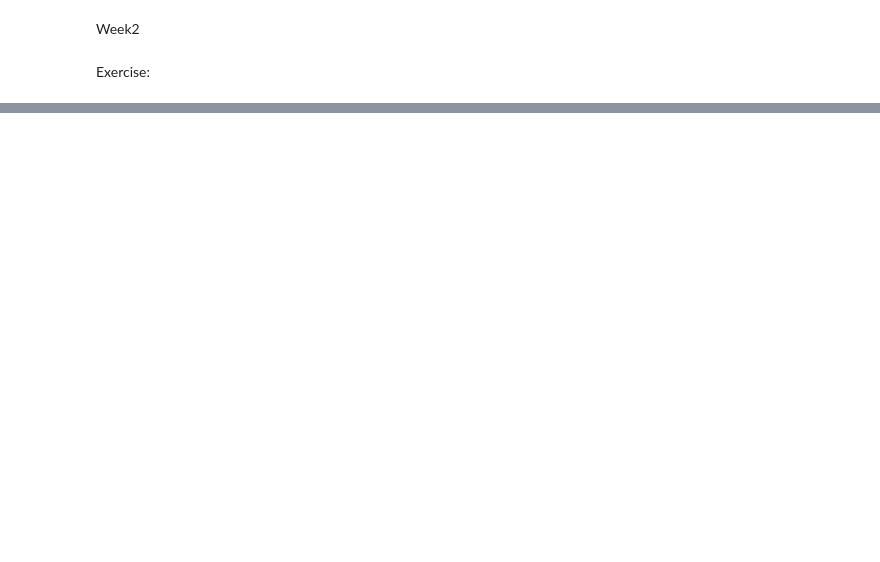
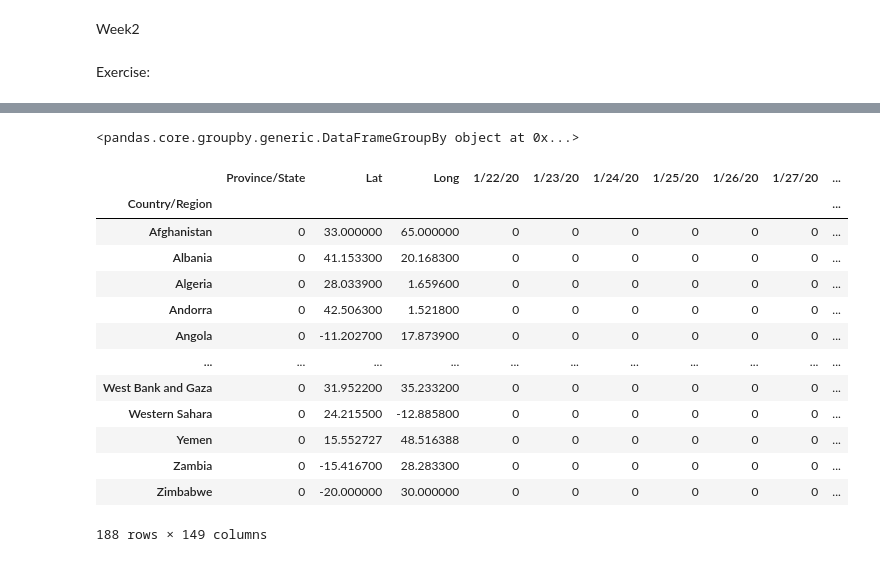
Before and after one commit to BusraSarikaya1/data, a Jupyter notebook: week-2-exercise.ipynb, the cells around one changed output, grey strips where cells are left out. Drawn from its saved outputs; the diff is of its cells as text; code cells hidden in the pictures; blank space fills up the shorter version.

```diff
--- a/week-2-exercise.ipynb
+++ b/week-2-exercise.ipynb
@@ -35,0 +82,23 @@ dataset2=pd.read_csv("time_series_covid19_deaths_global.csv")
+# %%
+CountryGroup = df1.groupby("Country/Region")
+# %%
+CountryGroup
+# %% [output]
+<pandas.core.groupby.generic.DataFrameGroupBy object at 0x...>
+# %%
+CountryGroup.sum()
+# %% [output]
+|  | Province/State | Lat | Long | 1/22/20 | 1/23/20 | 1/24/20 | 1/25/20 | 1/26/20 | 1/27/20 | ... |
+| Country/Region |  |  |  |  |  |  |  |  |  | ... |
+| Afghanistan | 0 | 33.000000 | 65.000000 | 0 | 0 | 0 | 0 | 0 | 0 | ... |
+| Albania | 0 | 41.153300 | 20.168300 | 0 | 0 | 0 | 0 | 0 | 0 | ... |
+| Algeria | 0 | 28.033900 | 1.659600 | 0 | 0 | 0 | 0 | 0 | 0 | ... |
+| Andorra | 0 | 42.506300 | 1.521800 | 0 | 0 | 0 | 0 | 0 | 0 | ... |
+| Angola | 0 | -11.202700 | 17.873900 | 0 | 0 | 0 | 0 | 0 | 0 | ... |
+| ... | ... | ... | ... | ... | ... | ... | ... | ... | ... | ... |
+| West Bank and Gaza | 0 | 31.952200 | 35.233200 | 0 | 0 | 0 | 0 | 0 | 0 | ... |
+| Western Sahara | 0 | 24.215500 | -12.885800 | 0 | 0 | 0 | 0 | 0 | 0 | ... |
+| Yemen | 0 | 15.552727 | 48.516388 | 0 | 0 | 0 | 0 | 0 | 0 | ... |
+| Zambia | 0 | -15.416700 | 28.283300 | 0 | 0 | 0 | 0 | 0 | 0 | ... |
+| Zimbabwe | 0 | -20.000000 | 30.000000 | 0 | 0 | 0 | 0 | 0 | 0 | ... |
+188 rows × 149 columns
```
Also changed, not shown: parts of 32 cells of this notebook, 1 other file.
